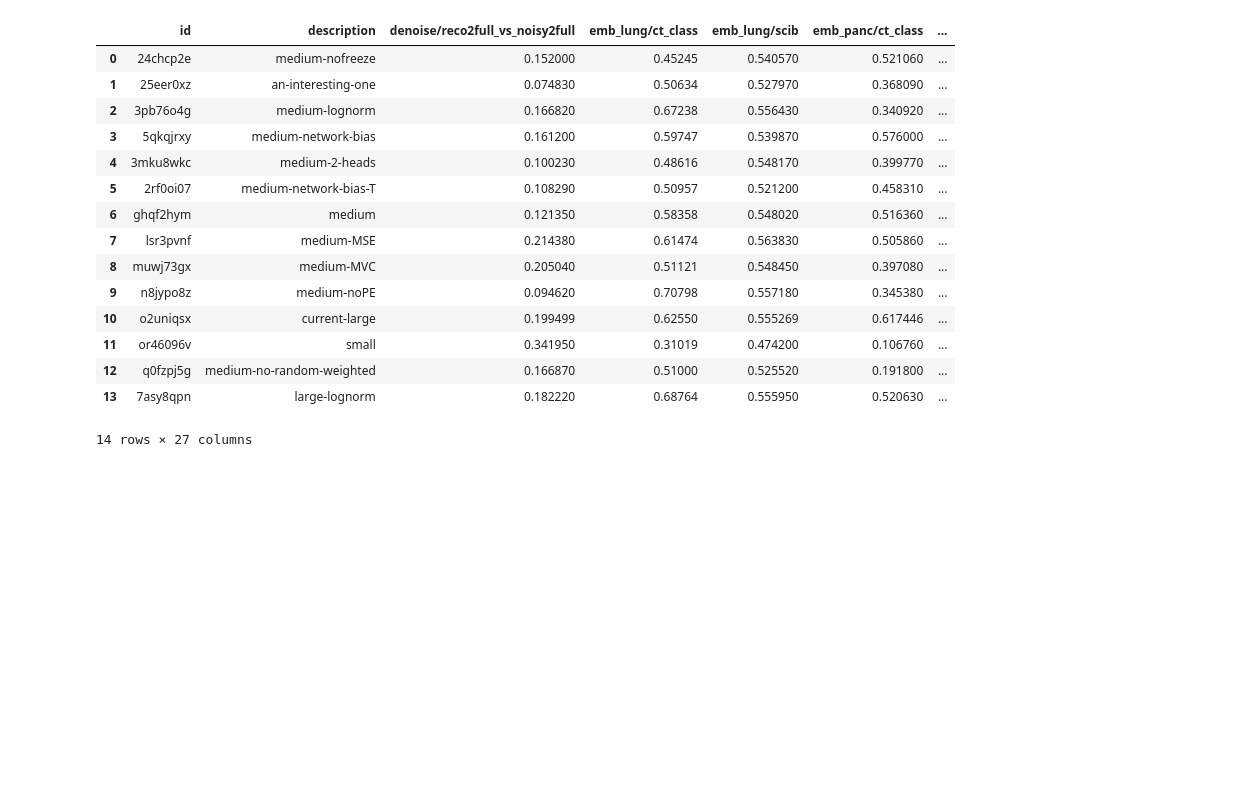
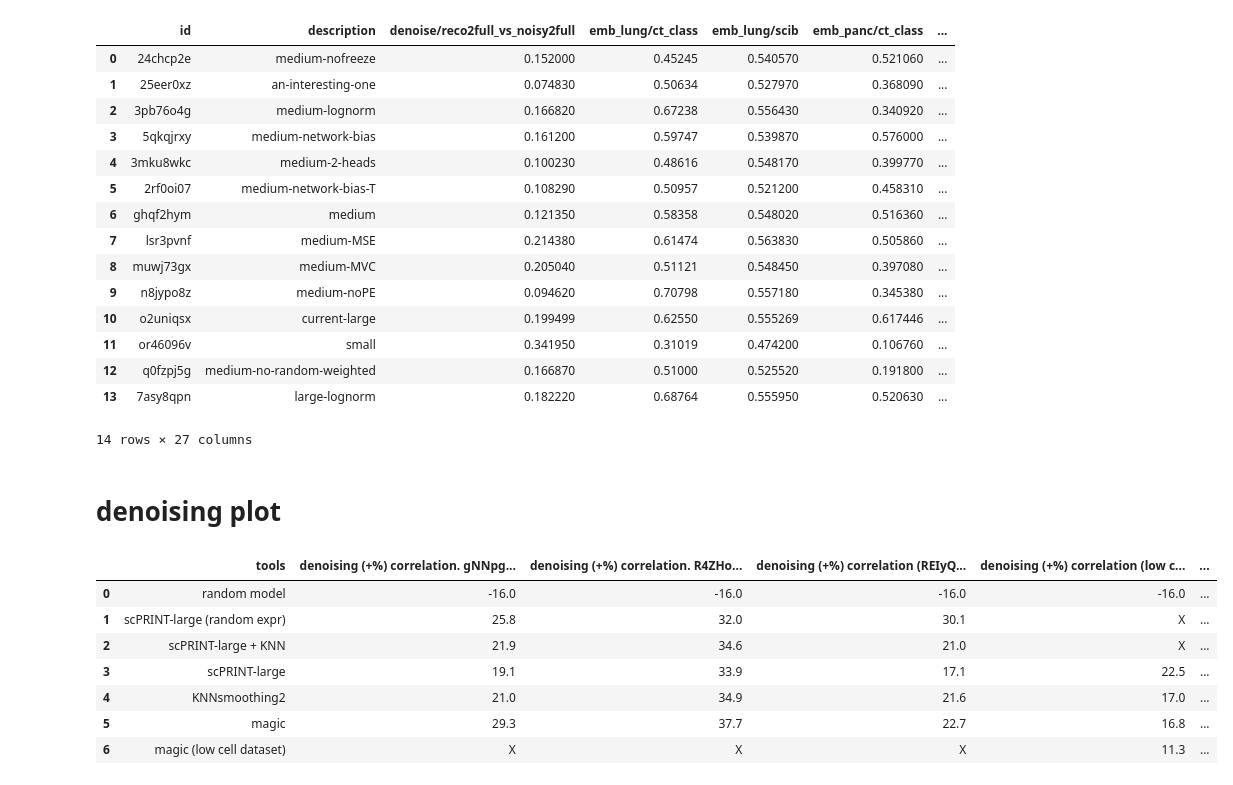
Before and after one commit to cantinilab/scPRINT-ICML, a Jupyter notebook: figures/plot_results.ipynb, the cells around one changed output. Drawn from its saved outputs; the diff is of its cells as text; code cells hidden in the pictures; blank space fills up the shorter version.

```diff
--- a/figures/plot_results.ipynb
+++ b/figures/plot_results.ipynb
@@ -349,3 +349,17 @@ pivoted_res = res.pivot(index=['id', 'description'], columns='label', values='sc
 
 # Display the pivoted table
 pivoted_res.to_csv("data/ablation_scores.tsv",sep="\t", index=False)
+# %% [markdown]
+# denoising plot
+# %%
+res = pd.read_csv('data/denoising.tsv', sep="\t")
+res
+# %% [output]
+|  | tools | denoising (+%) correlation. gNNpg... | denoising (+%) correlation. R4ZHo... | denoising (+%) correlation (REIyQ... | denoising (+%) correlation (low c... | ... |
+| 0 | random model | -16.0 | -16.0 | -16.0 | -16.0 | ... |
+| 1 | scPRINT-large (random expr) | 25.8 | 32.0 | 30.1 | X | ... |
+| 2 | scPRINT-large + KNN | 21.9 | 34.6 | 21.0 | X | ... |
+| 3 | scPRINT-large | 19.1 | 33.9 | 17.1 | 22.5 | ... |
+| 4 | KNNsmoothing2 | 21.0 | 34.9 | 21.6 | 17.0 | ... |
+| 5 | magic | 29.3 | 37.7 | 22.7 | 16.8 | ... |
+| 6 | magic (low cell dataset) | X | X | X | 11.3 | ... |
```
Also changed, not shown: parts of 2 cells of this notebook, 7 other files.
